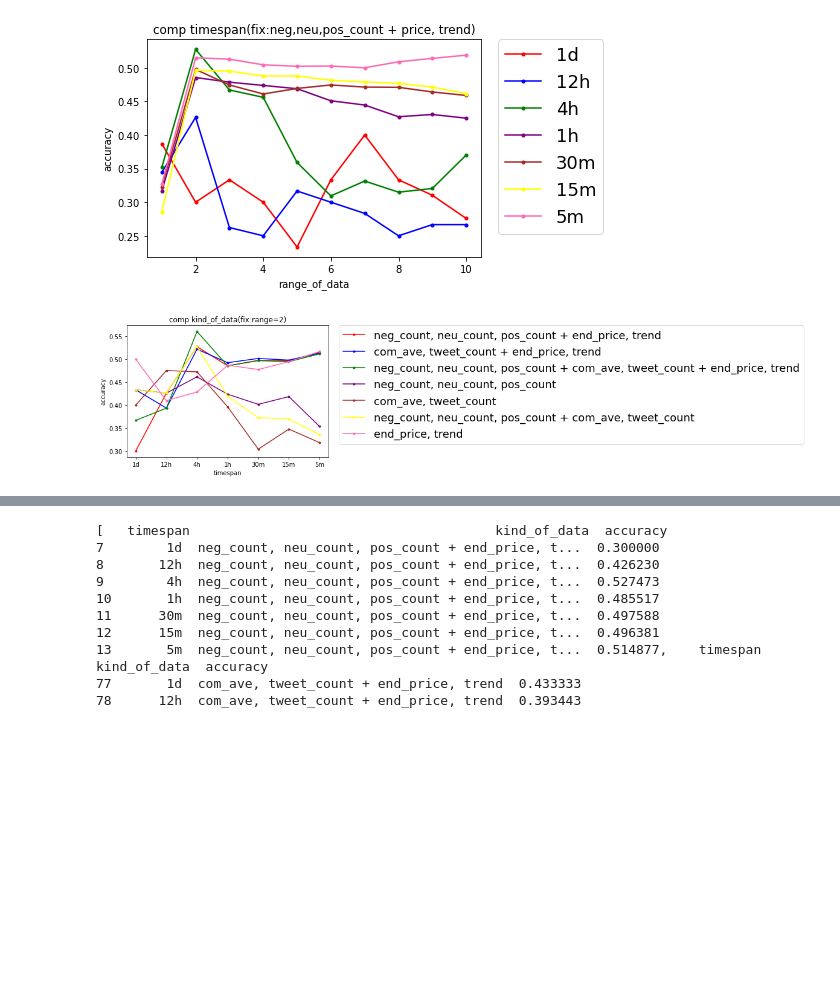
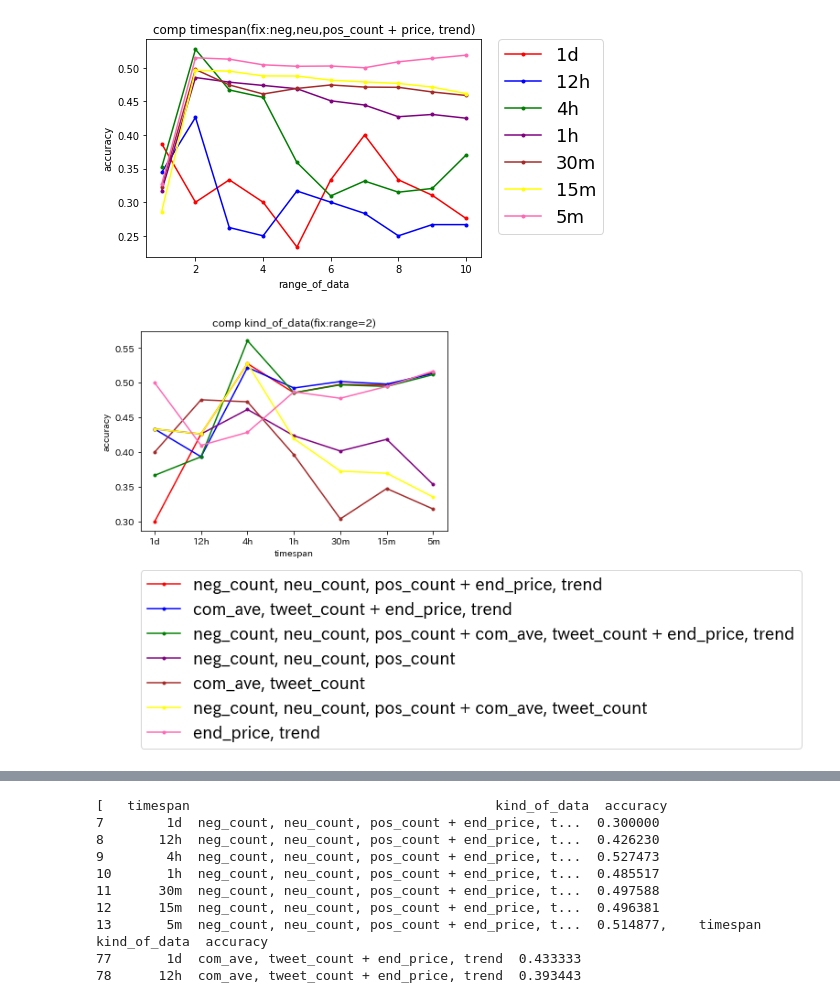
Before and after one commit to xxsolitto/t_s_c, a Jupyter notebook: svm2_result.ipynb, the cells around one changed output, grey strips where cells are left out. Saved outputs shown, nothing was run; the diff lists cells and outputs as text; code cells hidden in the pictures; blank space fills up the shorter version.

```diff
--- a/svm2_result.ipynb
+++ b/svm2_result.ipynb
@@ -138,32 +139,34 @@ for kind in klist:
     df_list.append(df.groupby("kind_of_data").get_group(f'{kind}'))
 
 #1つ目の表示するデータを用意
 
 k=0
 x = df_list[k]['timespan']
 y1 = df_list[k]['accuracy']
 y2 = df_list[k+1]['accuracy']
 y3 = df_list[k+2]['accuracy']
 y4 = df_list[k+3]['accuracy']
 y5 = df_list[k+4]['accuracy']
 y6 = df_list[k+5]['accuracy']
 y7 = df_list[k+6]['accuracy']
 
 plt.plot(x, y1,label="neg_count, neu_count, pos_count + end_price, trend", color = 'red', marker = '.')
 plt.plot(x, y2,label="com_ave, tweet_count + end_price, trend", color = 'blue', marker = '.')
 plt.plot(x, y3,label="neg_count, neu_count, pos_count + com_ave, tweet_count + end_price, trend", color = 'green', marker = '.')
 plt.plot(x, y4,label="neg_count, neu_count, pos_count", color = 'purple', marker = '.')
 plt.plot(x, y5,label="com_ave, tweet_count", color = 'brown', marker = '.')
 plt.plot(x, y6,label="neg_count, neu_count, pos_count + com_ave, tweet_count", color = 'yellow', marker = '.')
 plt.plot(x, y7,label="end_price, trend", color = 'hotpink', marker = '.')
 
 plt.xlabel("timespan")
 plt.ylabel("accuracy")
 plt.title("comp kind_of_data(fix:range=2)")
 
-plt.legend(bbox_to_anchor=(1.05, 1), loc='upper left', borderaxespad=0, fontsize=18)
+#plt.legend(bbox_to_anchor=(1.05, 1), loc='upper left', borderaxespad=0, fontsize=18)
+#下表示
+plt.legend(bbox_to_anchor=(0, -0.2), loc='upper left', borderaxespad=0, fontsize=18)
 
 #グラフ表示
 plt.show()
 # %% [output]
-[figure, old version]
+[figure, new version]
```
Also changed, not shown: parts of 3 cells of this notebook, 9 other files.
